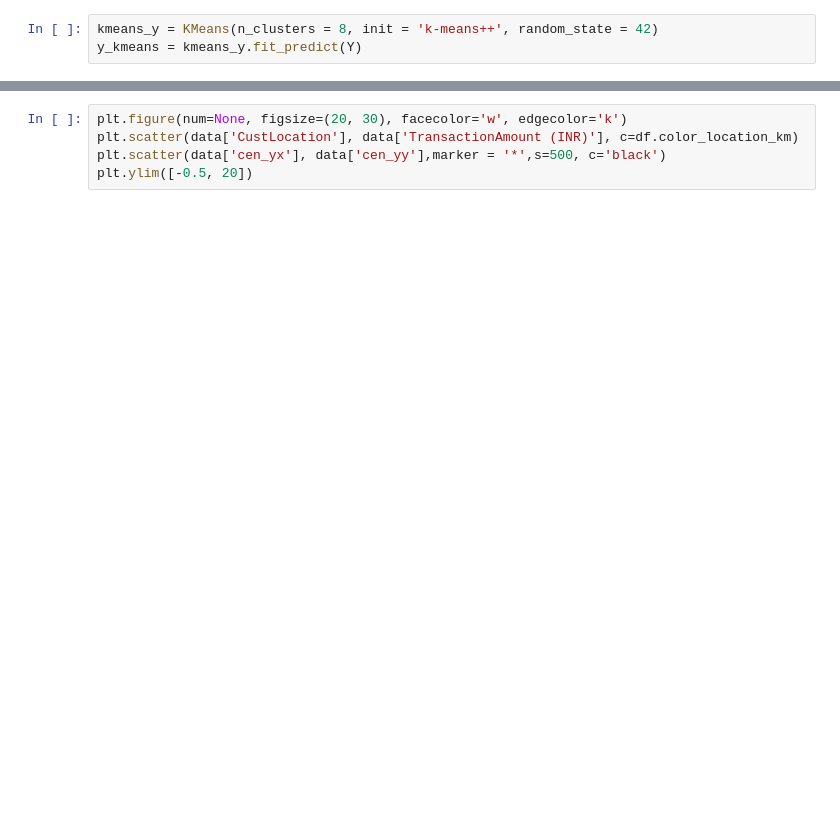
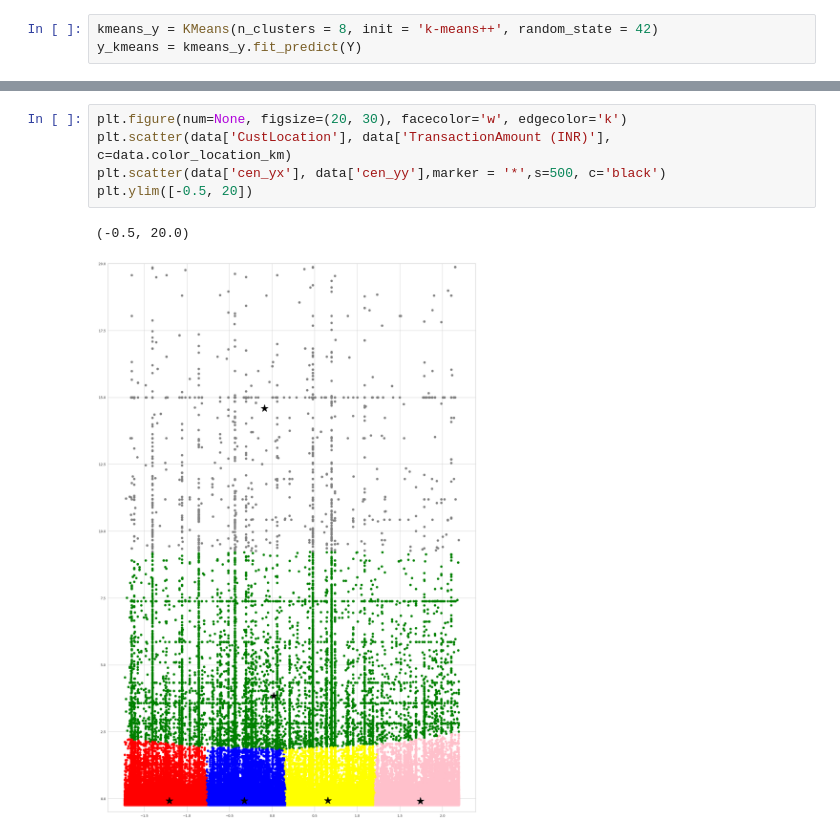
Before and after one commit to lngonzalezm/PruebaTecnicaNequi, a Jupyter notebook: Model.ipynb, the cells around one changed output, grey strips where cells are left out. Saved outputs shown, nothing was run; the diff lists cells and outputs as text; blank space fills up the shorter version.

```diff
--- a/Model.ipynb
+++ b/Model.ipynb
@@ -102,5 +133,8 @@ plt.ylim([-0.5, 20])
 # %%
 plt.figure(num=None, figsize=(20, 30), facecolor='w', edgecolor='k')
-plt.scatter(data['CustLocation'], data['TransactionAmount (INR)'], c=df.color_location_km)
+plt.scatter(data['CustLocation'], data['TransactionAmount (INR)'], c=data.color_location_km)
 plt.scatter(data['cen_yx'], data['cen_yy'],marker = '*',s=500, c='black')
 plt.ylim([-0.5, 20])
+# %% [output]
+(-0.5, 20.0)
+[figure, added]
```
Also changed, not shown: parts of 6 cells of this notebook.
